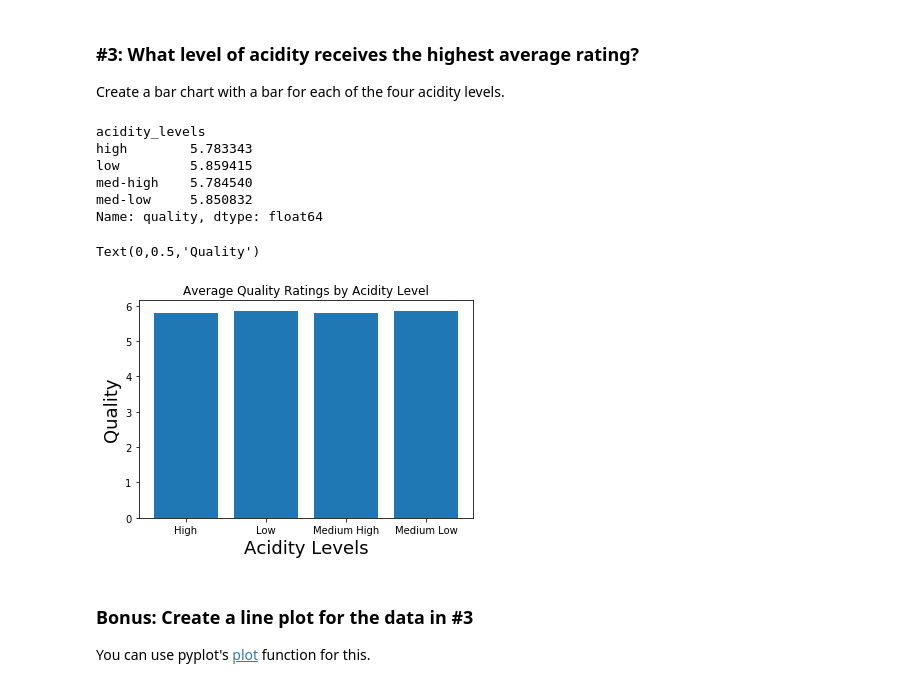
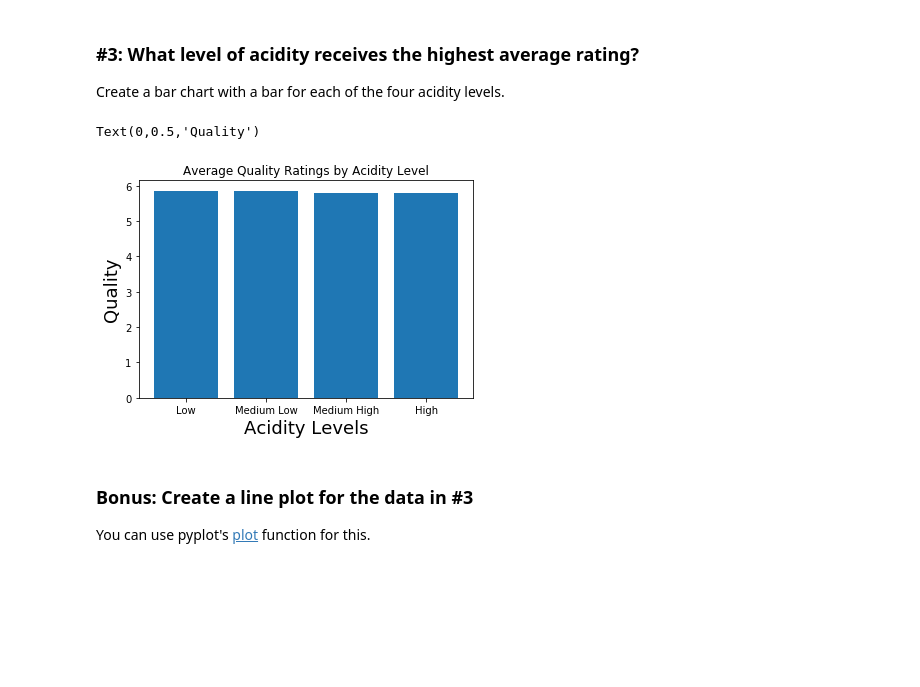
Before and after one commit to szimmers/udacity-dand-term1, a Jupyter notebook: docs/lesson4/19_wine_visualizations.ipynb, the cells around one changed output. Drawn from its saved outputs; the diff is of its cells as text; code cells hidden in the pictures; blank space fills up the shorter version.

Commit message:
fixed acid level bar chart

```diff
--- a/docs/lesson4/19_wine_visualizations.ipynb
+++ b/docs/lesson4/19_wine_visualizations.ipynb
@@ -75,24 +79,18 @@ Create a bar chart with a bar for each of the four acidity levels.
 # %%
-# Use groupby to get the mean quality for each acidity level
+# Create a bar chart with proper labels
+x_coords = list(np.arange(1, len(quality_acid_level_means) + 1))
 
-quality_acid_level_means = df.groupby(['acidity_levels'])['quality'].mean()
-x_coords = list(np.arange(1, len(quality_acid_level_means) + 1))
-print(quality_acid_level_means)
+quality_acid_level_means = quality_acid_level_means.reindex(['low', 'med-low', 'med-high', 'high'])
+#print(quality_acid_level_means)
 
-acidity_labels = ['High', 'Low', 'Medium High', 'Medium Low']
+acidity_labels = ['Low', 'Medium Low', 'Medium High', 'High']
 
 plt.bar(x_coords, quality_acid_level_means, tick_label=acidity_labels)
 
 plt.title('Average Quality Ratings by Acidity Level')
 
 plt.xlabel('Acidity Levels', fontsize=18)
 plt.ylabel('Quality', fontsize=18)
 # %% [output]
-acidity_levels
-high        5.783343
-low         5.859415
-med-high    5.784540
-med-low     5.850832
-Name: quality, dtype: float64
+Text(0,0.5,'Quality')
-Text(0,0.5,'Quality')
-[figure, old version]
+[figure, new version]
```
Also changed, not shown: parts of 2 cells of this notebook.
